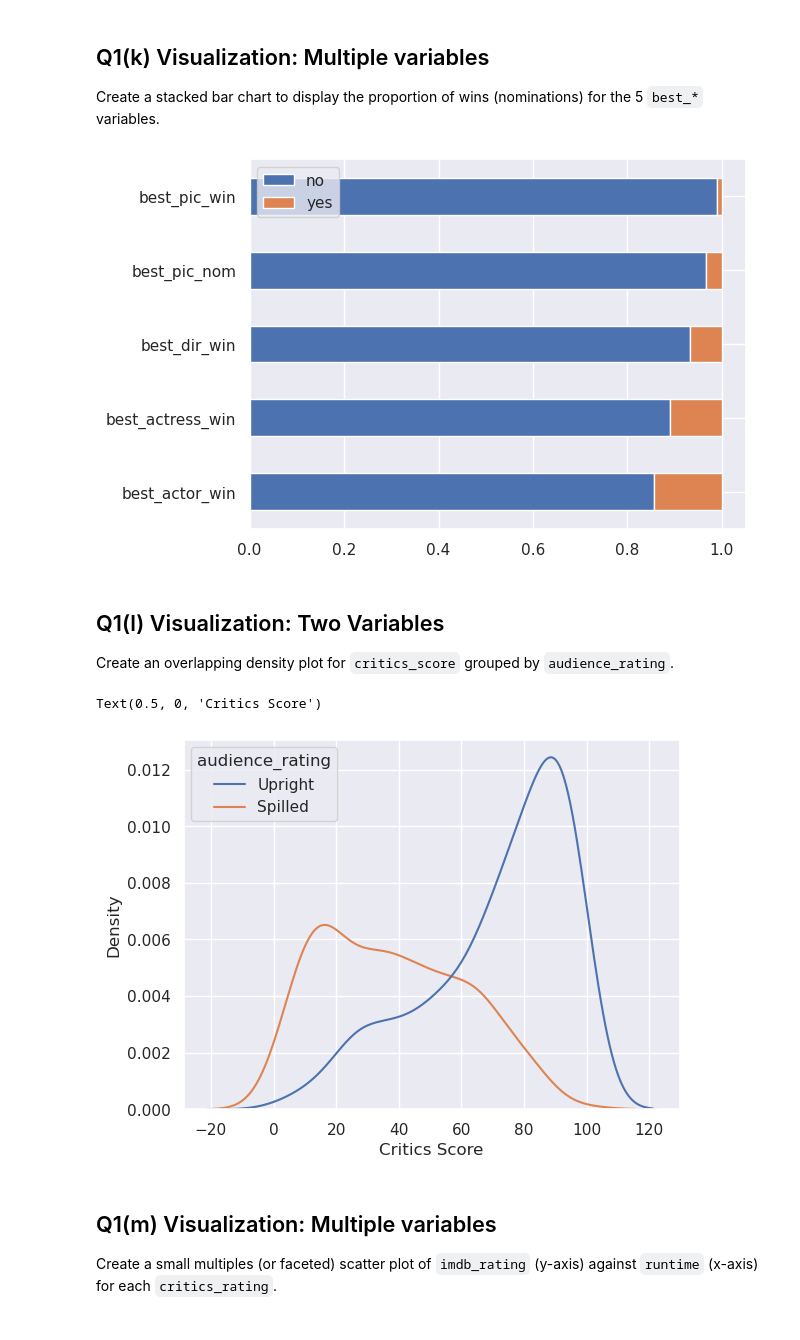
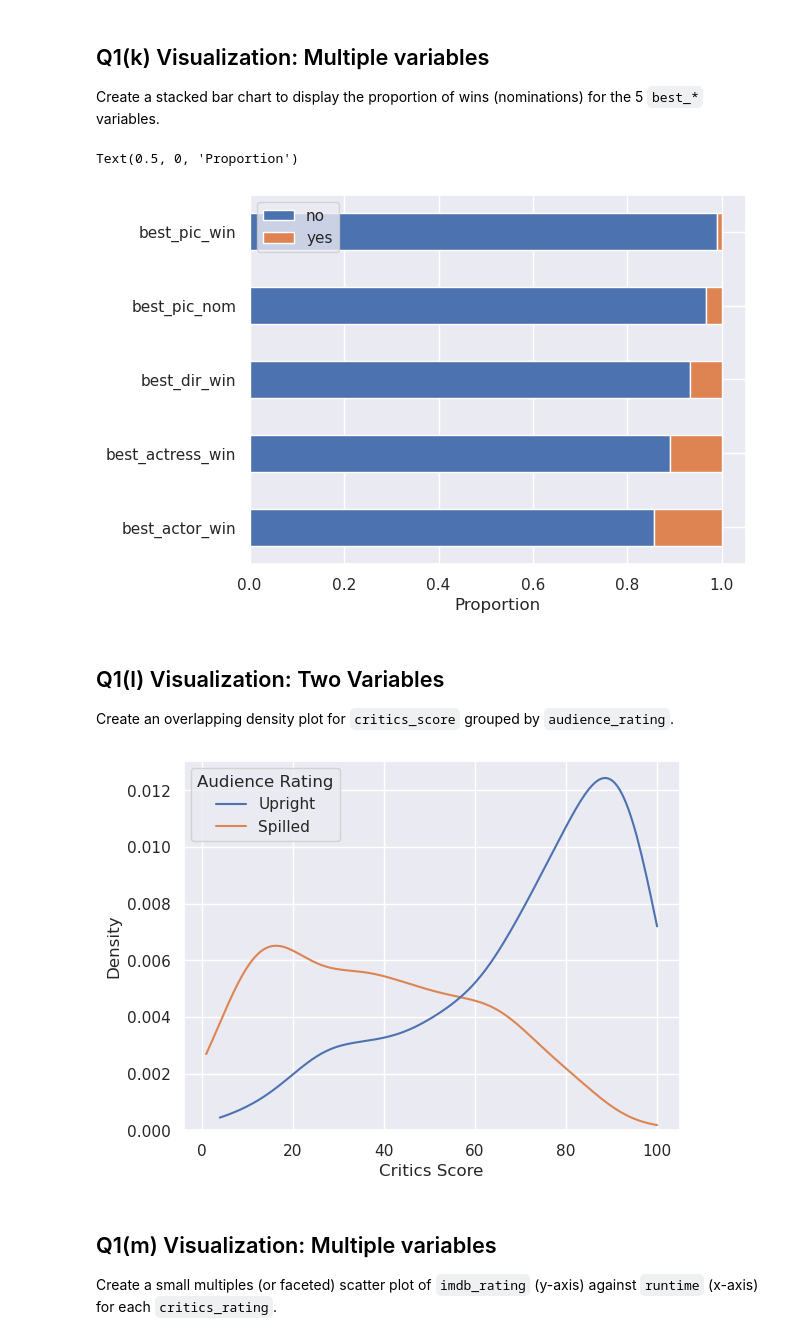
Before and after one commit to vewester/a2-4821, a Jupyter notebook: a2-4821.ipynb, the cells around one changed output. Drawn from its saved outputs; the diff is of its cells as text; code cells hidden in the pictures.

```diff
--- a/a2-4821.ipynb
+++ b/a2-4821.ipynb
@@ -331,10 +332,15 @@ Create a stacked bar chart to display the proportion of wins (nominations) for t
 # %%
 
 # Create a stacked bar chart to display the proportion of wins (nominations)
 #   for the 5 `best_*` variables.
-ax = movies.loc[:, 'best_pic_nom':'best_dir_win'].stack().groupby(level=[1]).value_counts(normalize=True).unstack().plot(kind='barh', stacked=True)
+
+q1k_data = movies.loc[:, 'best_pic_nom':'best_dir_win'].stack().groupby(level=[1]).value_counts(normalize=True).unstack()
+
+ax = q1k_data.plot(kind='barh', stacked=True)
+ax.set_xlabel('Proportion')
 # %% [output]
+Text(0.5, 0, 'Proportion')
-[figure, old version]
+[figure, new version]
 # %% [markdown]
 <!-- END QUESTION -->
 
@@ -346,11 +352,11 @@ Create an overlapping density plot for `critics_score` grouped by `audience_rati
 # %%
 # Create overlapping density plot
 
-ax = sns.kdeplot(data=movies, x='critics_score', hue='audience_rating')
+ax = sns.kdeplot(data=movies, x='critics_score', hue='audience_rating', cut=0)
 ax.set_xlabel('Critics Score')
+ax.get_legend().set_title("Audience Rating")
 # %% [output]
-Text(0.5, 0, 'Critics Score')
-[figure, old version]
+[figure, new version]
 # %% [markdown]
 <!-- END QUESTION -->
 
```
Also changed, not shown: parts of 21 cells of this notebook.
